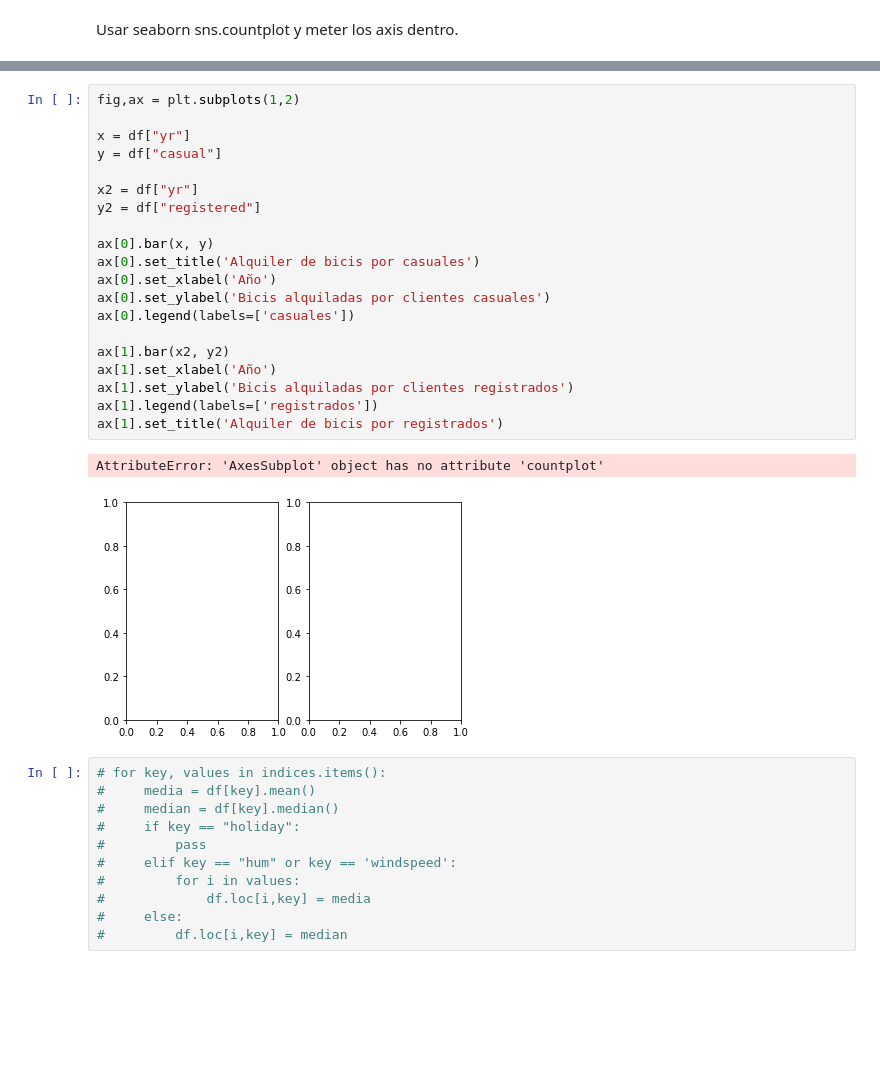
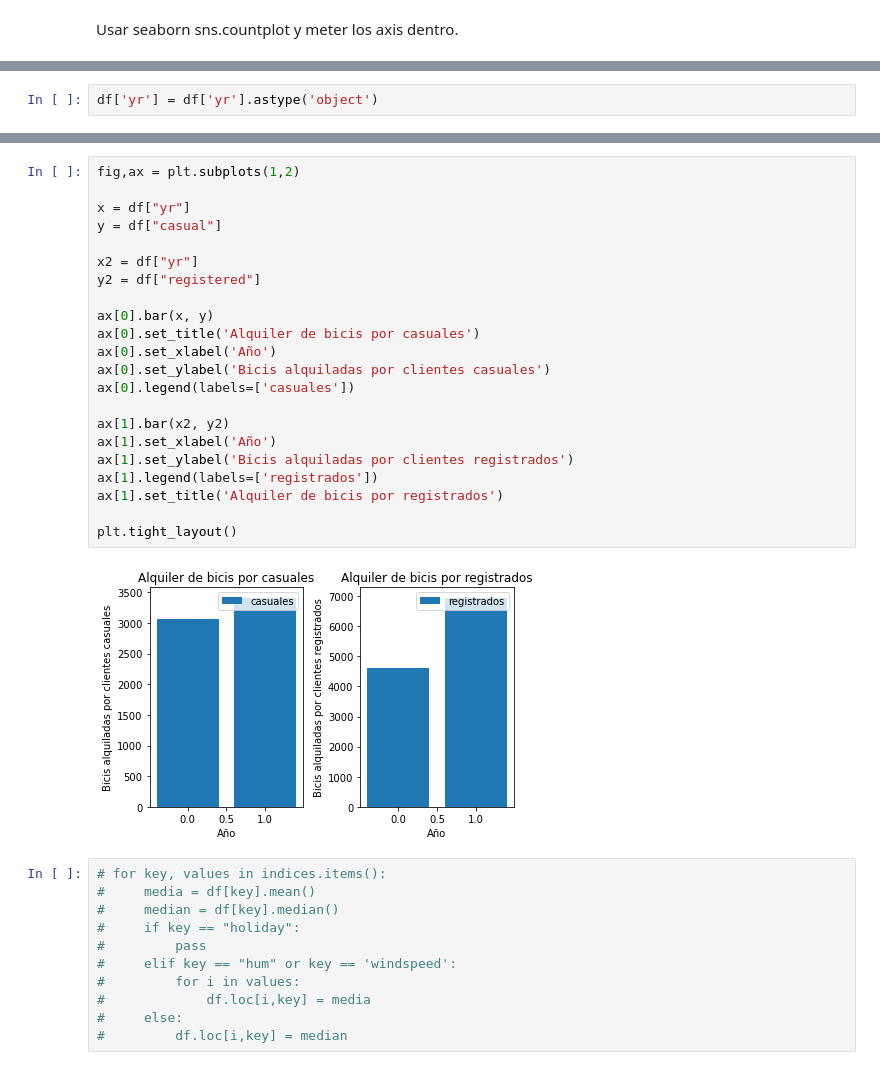
Before and after one commit to Adalab/project-da-promo-A-module-3-team-2, a Jupyter notebook: Proyecto 3.ipynb, the cells around one changed output, grey strips where cells are left out. Drawn from its saved outputs; the diff is of its cells as text; blank space fills up the shorter version.

```diff
--- a/Proyecto 3.ipynb
+++ b/Proyecto 3.ipynb
@@ -285,0 +314,2 @@ Usar seaborn sns.countplot y meter los axis dentro.
+# %%
+df['yr'] = df['yr'].astype('object')
@@ -286,26 +347,27 @@ Usar seaborn sns.countplot y meter los axis dentro.
 # %%
 fig,ax = plt.subplots(1,2)
 
 x = df["yr"]
 y = df["casual"]
 
 x2 = df["yr"]
 y2 = df["registered"]
 
 ax[0].bar(x, y)
 ax[0].set_title('Alquiler de bicis por casuales')
 ax[0].set_xlabel('Año')
 ax[0].set_ylabel('Bicis alquiladas por clientes casuales')
 ax[0].legend(labels=['casuales'])
 
 ax[1].bar(x2, y2)
 ax[1].set_xlabel('Año')
 ax[1].set_ylabel('Bicis alquiladas por clientes registrados')
 ax[1].legend(labels=['registrados'])
 ax[1].set_title('Alquiler de bicis por registrados')
+
+plt.tight_layout()
 # %% [output]
-AttributeError: 'AxesSubplot' object has no attribute 'countplot'
-[figure, old version]
+[figure, new version]
 # %%
 # for key, values in indices.items():
 #     media = df[key].mean()
```
Also changed, not shown: parts of 8 cells of this notebook.
